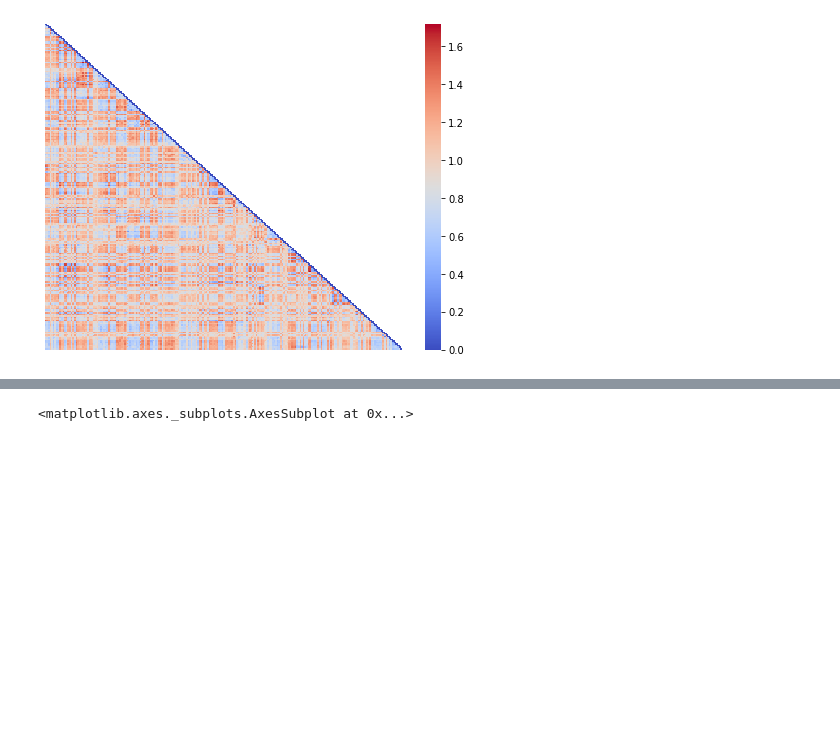
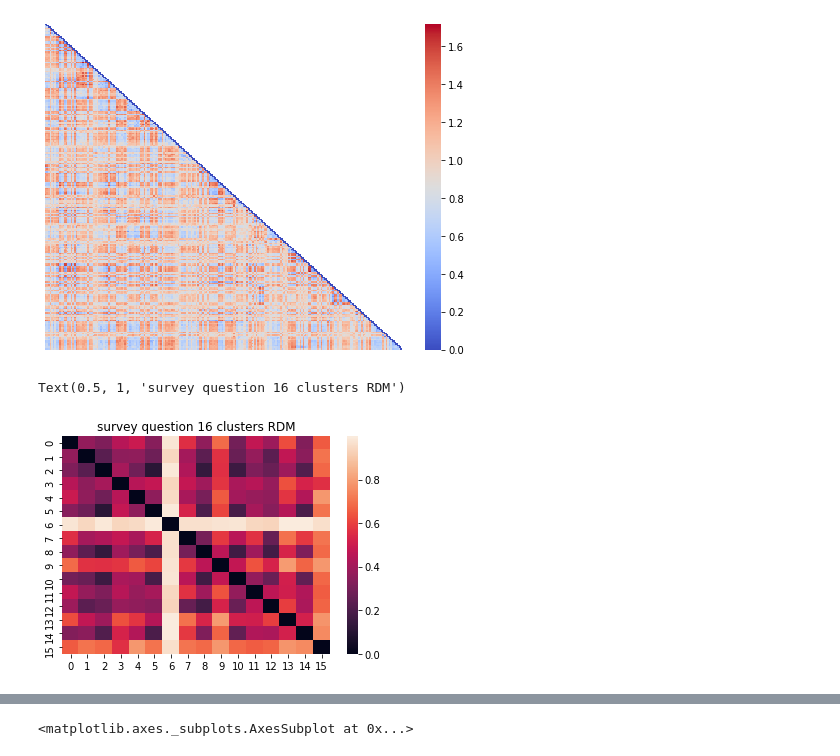
Before and after one commit to ericabusch/RDM_resources, a Jupyter notebook: RDMs.ipynb, the cells around one changed output, grey strips where cells are left out. Drawn from its saved outputs; the diff is of its cells as text; code cells hidden in the pictures; blank space fills up the shorter version.

Commit message:
adding clustered heatplots

```diff
--- a/RDMs.ipynb
+++ b/RDMs.ipynb
@@ -30,0 +29,8 @@ cluster_labels = df['cluster']
+# %%
+proj = '/Users/ericabusch/Dropbox/Projects/DBS_roskies/'
+cluster_key = pd.read_csv(proj+'Clusters_16_20_25_control.csv')
+raw_responses = pd.read_csv(proj+'Responses_cleaned_control_April2020.csv')
+cluster_labels_16 = cluster_key['cluster']
+cluster_labels_20 = cluster_key['cluster_20']
+cluster_labels_16 = cluster_key['cluster_25']
+questions = raw_responses.columns
@@ -30,0 +39,23 @@ cluster_labels = df['cluster']
+# %%
+## run the analysis for each number of clusters.
+raw_df_16 = raw_responses.T.set_index(zip(cluster_labels_16,questions))
+across_question_correlations = squareform(pdist(raw_df_16.values,'correlation'))
+# within-cluster RDMs
+# go through each cluster, pull out all questions in that cluster, and compute an RDM over their responses
+within_RDMs = []
+for c in range(16):
+    indices = (cluster_labels_16 == c) # just figure out where in the raw responses that question is
+#     question_nums = questions[indices]
+    # this gives us how correlated those questions are with all the questions in the survey
+    cluster_correlations = across_question_correlations[indices]
+    # transposing so that the questions are features and the correlation values are samples
+    within_RDMs.append(pdist(cluster_correlations.T, 'correlation')) # correlation distance
+# %%
+# compute RDMs across clusters - correlation distance of each cluster from each other cluster
+within_cluster_RDMs = np.array(within_RDMs)
+cluster_by_cluster_RDM = squareform(pdist(within_cluster_RDMs, 'correlation'))
+sns.heatmap(cluster_by_cluster_RDM)
+plt.title('survey question 16 clusters RDM')
+# %% [output]
+Text(0.5, 1, 'survey question 16 clusters RDM')
+[figure, added]
```
Also changed, not shown: parts of 4 cells of this notebook.
